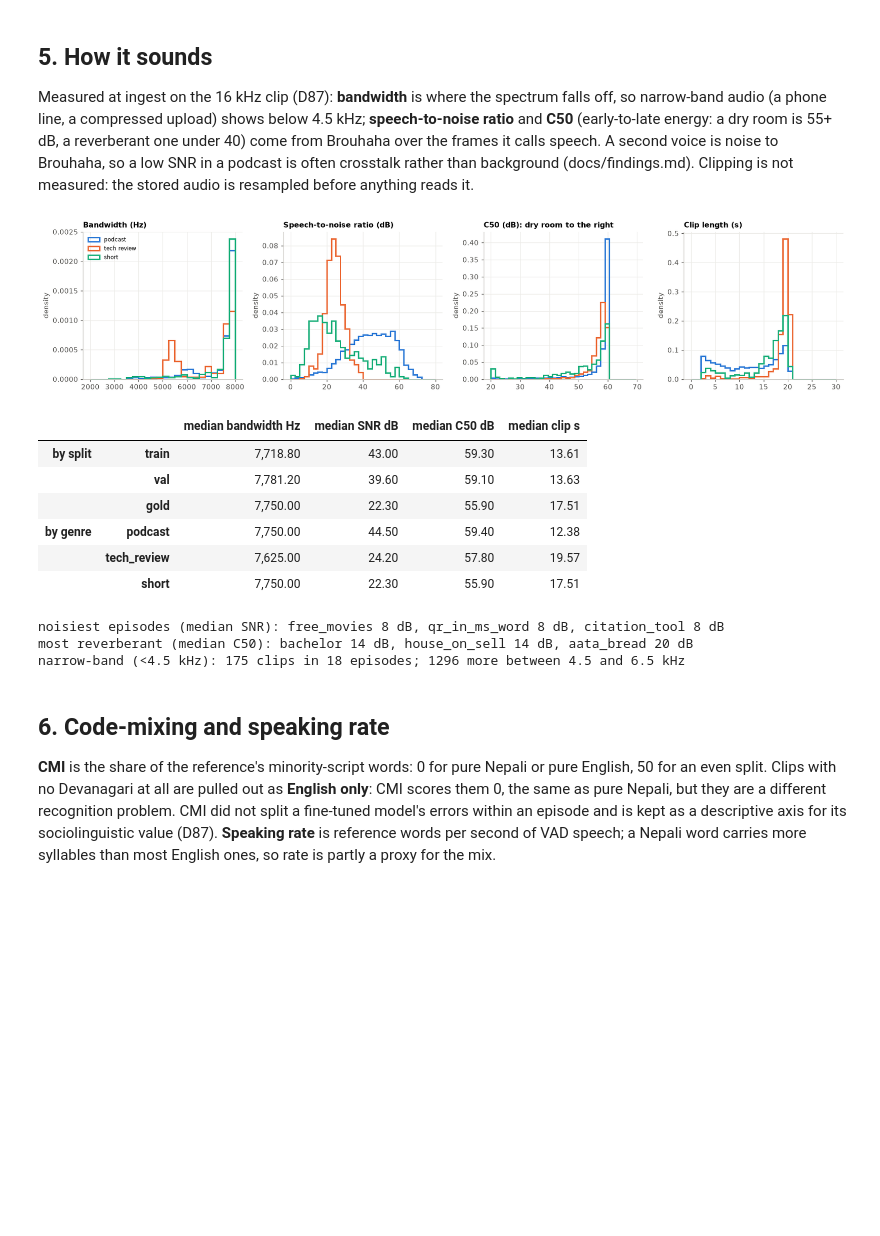
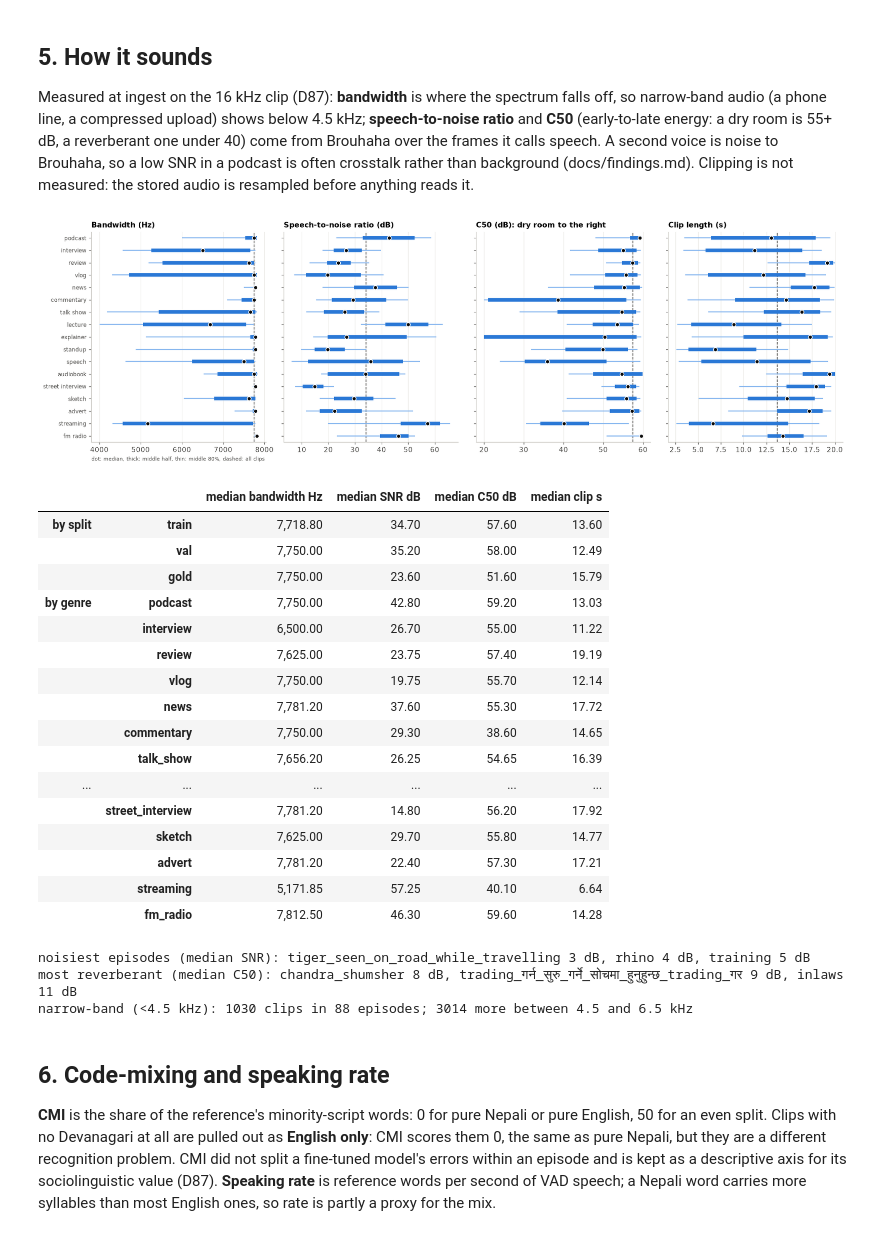
Before and after one commit to Sagyam/labeling-harness, a Jupyter notebook: notebooks/01_EDA.ipynb, the cells around one changed output. Saved outputs shown, nothing was run; the diff lists cells and outputs as text; code cells hidden in the pictures; blank space fills up the shorter version.

```diff
--- a/notebooks/01_EDA.ipynb
+++ b/notebooks/01_EDA.ipynb
@@ -66,8 +66,6 @@ SLOTS = ["#2a78d6", "#eb6834", "#1baf7a"]
 SYS_COLOR = dict(zip(SYSTEMS, SLOTS)) | {SEED: "#8f8d86"}
 SPLITS = ["train", "val", "gold"]
 SPLIT_COLOR = dict(zip(SPLITS, SLOTS))
-GENRES = ["podcast", "tech_review", "short"]
-GENRE_COLOR = dict(zip(GENRES, SLOTS))
 GENDER_COLOR = {"female": "#2a78d6", "male": "#eb6834", "unresolved": "#b9b7b0"}
 RAMP = ["#86b6ef", "#5598e7", "#2a78d6", "#1c5cab", "#0d366b"]  # one hue, light -> dark
 GREY = "#b9b7b0"
@@ -102,6 +100,24 @@ def legend_patches(colors, labels=None):
     return [plt.Rectangle((0, 0), 1, 1, color=colors[k], label=(labels or {}).get(k, k)) for k in colors]
 
 
+STRIP_KEY = "dot: median, thick: middle half, thin: middle 80%, dashed: all clips"
+
+
+def genre_strips(ax, frame, col, title, lo=None, hi=None):
+    """One row per genre, largest first: where the middle 80% and the middle half of ``col``
+    lie, and its median. The dashed line is the median over all of ``frame``."""
+    q = frame.groupby("genre")[col].quantile([0.1, 0.25, 0.5, 0.75, 0.9]).unstack().reindex(GENRES).clip(lo, hi)
+    y = np.arange(len(GENRES))
+    ax.hlines(y, q[0.1], q[0.9], color=RAMP[0], lw=1.5)
+    ax.hlines(y, q[0.25], q[0.75], color=RAMP[2], lw=5)
+    ax.plot(q[0.5], y, "o", ms=5.5, color=INK, mec="white", mew=1, zorder=3)
+    ax.axvline(frame[col].median(), color=MUTED, lw=1, ls="--", zorder=0)
+    ax.set_yticks(y, [g_.replace("_", " ") for g_ in GENRES], fontsize=8)
+    ax.set_ylim(len(GENRES) - 0.5, -0.5)
+    ax.set(title=title)
+    ax.grid(axis="y", visible=False)
+
+
 pd.set_option("display.width", 180)
 pd.set_option("display.max_columns", 40)
 pd.set_option("display.max_rows", 140)
@@ -130,8 +146,7 @@ with ANALYTICS.open(encoding="utf-8") as fh:
             "split": "gold" if r["pot"] == "gold" else r["split"],
             "tier": r["verification_tier"], "disposition": r["disposition"],
             "start": r["start_time"], "end": r["end_time"], "duration": r["duration_seconds"],
-            # The gold reels were ingested without a genre; they are a genre of their own.
-            "genre": meta.get("genre") or "short", "topic": meta.get("topic") or "unclassified",
+            "genre": meta.get("genre") or "unclassified", "topic": meta.get("topic") or "unclassified",
             "declared": len(meta.get("speakers") or {}),
             "speech_s": speech, "pause_share": max(0.0, 1 - speech / r["duration_seconds"]),
             "overlap_s": sum(b - a for a, b in r["overlap_spans"]),
@@ -150,6 +165,9 @@ with ANALYTICS.open(encoding="utf-8") as fh:
 seg = pd.DataFrame(rows).set_index("segment_id")
 seg["overlap_share"] = (seg.overlap_s / seg.duration).clip(upper=1)
 usable = seg[seg.disposition.isin(["accepted_unchanged", "edited"])]
+# Genre is a closed list of recording formats (D102), and there are more of them than colours
+# that stay apart: every genre chart below is one row per genre, largest first.
+GENRES = usable.groupby("genre").duration.sum().sort_values(ascending=False).index.tolist()
 print(f"{len(seg):,} labeled clips, {seg.duration.sum() / 3600:.2f} h, {seg.episode.nunique()} episodes, "
       f"{seg.voice.nunique()} voices lead a clip | fold {fold_version()} | exported {manifest['exported_at'][:10]} "
       f"at harness {manifest['git_commit'][:7]}")
@@ -631,48 +697,55 @@ from Brouhaha over the frames it calls speech. A second voice is noise to Brouha
 in a podcast is often crosstalk rather than background (docs/findings.md). Clipping is not
 measured: the stored audio is resampled before anything reads it.
 # %%
-fig, axes = plt.subplots(1, 4, figsize=(16, 3.6))
+fig, axes = plt.subplots(1, 4, figsize=(16, 5), sharey=True)
 panels = [
-    ("bandwidth_hz", np.arange(2000, 8100, 250), "Bandwidth (Hz)"),
-    ("snr_db", np.arange(0, 81, 2.5), "Speech-to-noise ratio (dB)"),
-    ("c50_db", np.arange(20, 71, 1.5), "C50 (dB): dry room to the right"),
-    ("duration", np.arange(0, 31, 1), "Clip length (s)"),
+    ("bandwidth_hz", "Bandwidth (Hz)", 2000, 8000),
+    ("snr_db", "Speech-to-noise ratio (dB)", 0, 80),
+    ("c50_db", "C50 (dB): dry room to the right", 20, 70),
+    ("duration", "Clip length (s)", 0, 30),
 ]
-for ax, (col, bins, title) in zip(axes, panels):
-    for g_ in GENRES:
-        v = usable.loc[usable.genre == g_, col].dropna().clip(bins[0], bins[-1])
-        ax.hist(v, bins=bins, density=True, histtype="step", lw=2, color=GENRE_COLOR[g_], label=g_.replace("_", " "))
-    ax.set(title=title, ylabel="density")
-axes[0].legend(fontsize=8, loc="upper left")
+for ax, (col, title, lo, hi) in zip(axes, panels):
+    genre_strips(ax, usable, col, title, lo, hi)
+axes[0].set_xlabel(STRIP_KEY, fontsize=7.5, loc="left")
 fig.tight_layout()
 save(fig, "05_acoustics")
 plt.show()
 
 acoustic = pd.concat({
     "by split": usable.groupby("split")[["bandwidth_hz", "snr_db", "c50_db", "duration"]].median().reindex(SPLITS),
     "by genre": usable.groupby("genre")[["bandwidth_hz", "snr_db", "c50_db", "duration"]].median().reindex(GENRES),
 })
 acoustic.columns = ["median bandwidth Hz", "median SNR dB", "median C50 dB", "median clip s"]
 display(acoustic)
 by_ep = usable.groupby("episode").agg(snr=("snr_db", "median"), c50=("c50_db", "median"), bw=("bandwidth_hz", "median"),
                                       genre=("genre", "first"), clips=("duration", "size"))
 print("noisiest episodes (median SNR):", ", ".join(f"{e} {r.snr:.0f} dB" for e, r in by_ep.nsmallest(3, "snr").iterrows()))
 print("most reverberant (median C50):", ", ".join(f"{e} {r.c50:.0f} dB" for e, r in by_ep.nsmallest(3, "c50").iterrows()))
 print(f"narrow-band (<4.5 kHz): {(usable.c_bandwidth == '<4.5 kHz').sum()} clips in "
       f"{usable.episode[usable.c_bandwidth == '<4.5 kHz'].nunique()} episodes; "
       f"{(usable.c_bandwidth == '4.5-6.5 kHz').sum()} more between 4.5 and 6.5 kHz")
 # %% [output]
-[figure, old version]
+[figure, new version]
 |  |  | median bandwidth Hz | median SNR dB | median C50 dB | median clip s |
-| by split | train | 7,718.80 | 43.00 | 59.30 | 13.61 |
-|  | val | 7,781.20 | 39.60 | 59.10 | 13.63 |
-|  | gold | 7,750.00 | 22.30 | 55.90 | 17.51 |
-| by genre | podcast | 7,750.00 | 44.50 | 59.40 | 12.38 |
-|  | tech_review | 7,625.00 | 24.20 | 57.80 | 19.57 |
-|  | short | 7,750.00 | 22.30 | 55.90 | 17.51 |
+| by split | train | 7,718.80 | 34.70 | 57.60 | 13.60 |
+|  | val | 7,750.00 | 35.20 | 58.00 | 12.49 |
+|  | gold | 7,750.00 | 23.60 | 51.60 | 15.79 |
+| by genre | podcast | 7,750.00 | 42.80 | 59.20 | 13.03 |
+|  | interview | 6,500.00 | 26.70 | 55.00 | 11.22 |
+|  | review | 7,625.00 | 23.75 | 57.40 | 19.19 |
+|  | vlog | 7,750.00 | 19.75 | 55.70 | 12.14 |
+|  | news | 7,781.20 | 37.60 | 55.30 | 17.72 |
+|  | commentary | 7,750.00 | 29.30 | 38.60 | 14.65 |
+|  | talk_show | 7,656.20 | 26.25 | 54.65 | 16.39 |
+| ... | ... | ... | ... | ... | ... |
+|  | street_interview | 7,781.20 | 14.80 | 56.20 | 17.92 |
+|  | sketch | 7,625.00 | 29.70 | 55.80 | 14.77 |
+|  | advert | 7,781.20 | 22.40 | 57.30 | 17.21 |
+|  | streaming | 5,171.85 | 57.25 | 40.10 | 6.64 |
+|  | fm_radio | 7,812.50 | 46.30 | 59.60 | 14.28 |
-noisiest episodes (median SNR): free_movies 8 dB, qr_in_ms_word 8 dB, citation_tool 8 dB
-most reverberant (median C50): bachelor 14 dB, house_on_sell 14 dB, aata_bread 20 dB
-narrow-band (<4.5 kHz): 175 clips in 18 episodes; 1296 more between 4.5 and 6.5 kHz
+noisiest episodes (median SNR): tiger_seen_on_road_while_travelling 3 dB, rhino 4 dB, training 5 dB
+most reverberant (median C50): chandra_shumsher 8 dB, trading_गर्न_सुरु_गर्ने_सोचमा_हुनुहुन्छ_trading_गर 9 dB, inlaws 11 dB
+narrow-band (<4.5 kHz): 1030 clips in 88 episodes; 3014 more between 4.5 and 6.5 kHz
 # %% [markdown]
 ## 6. Code-mixing and speaking rate
 
```
Also changed, not shown: parts of 20 cells of this notebook, 17 other files.
